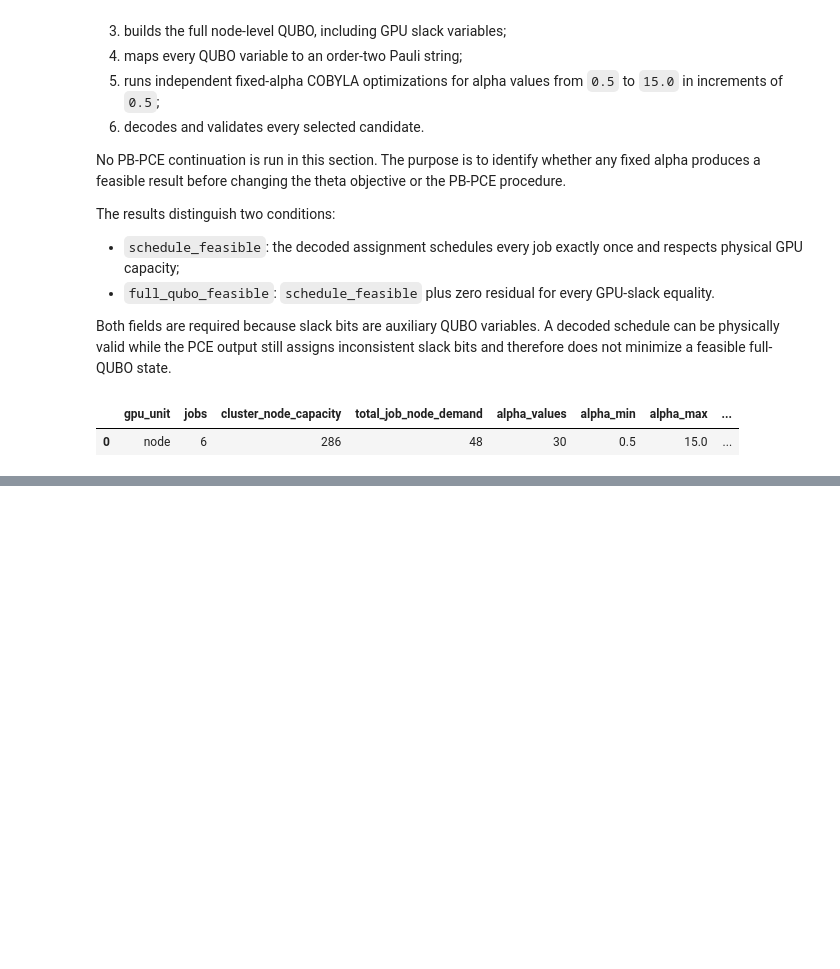
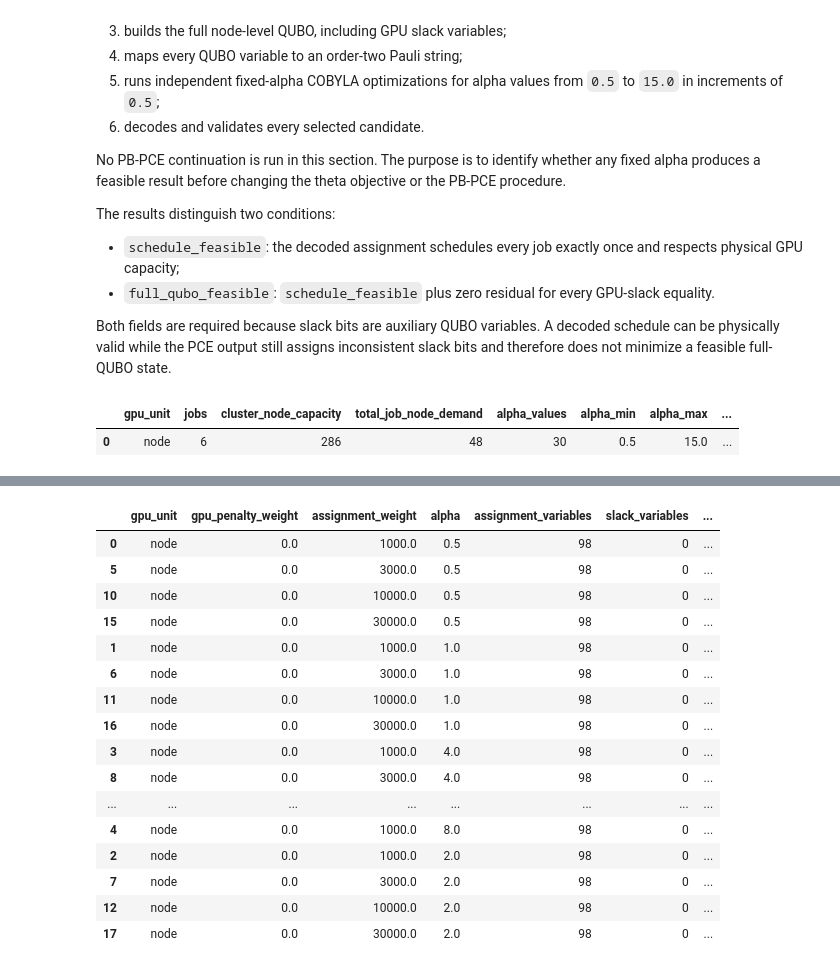
Before and after one commit to jparrado23/data_center_scheduling, a Jupyter notebook: notebooks/23_pce_scheduling_encoding.ipynb, the cells around one changed output, grey strips where cells are left out. Cells and saved outputs as stored; diff of their text form; code cells hidden in the pictures; blank space fills up the shorter version.

```diff
--- a/notebooks/23_pce_scheduling_encoding.ipynb
+++ b/notebooks/23_pce_scheduling_encoding.ipynb
@@ -2235,0 +2238,83 @@ block: 0 schedule-feasible combinations out of 20
+# %%
+from src.quantum.pce_repair import (
+    select_direct_or_repaired_schedule,
+    trace_physical_diagnostics,
+)
+
+medium_no_gpu_traces = {}
+medium_no_gpu_rows = []
+for assignment_weight in MEDIUM_ASSIGNMENT_WEIGHTS:
+    no_gpu_weights = QuboPenaltyWeights(
+        assignment=assignment_weight,
+        gpu_capacity=0.0,
+        peak_smoothing=0.0,
+    )
+    no_gpu_qubo = build_scheduling_qubo(
+        medium_jobs, medium_qubo_inputs, medium_clusters,
+        medium_config, no_gpu_weights,
+    )
+    no_gpu_components = split_scheduling_qubo(
+        no_gpu_qubo, medium_qubo_inputs, medium_clusters,
+        medium_config, no_gpu_weights,
+    )
+    no_gpu_qubits, no_gpu_labels = pauli_labels_for_qubo(
+        no_gpu_qubo, order=2
+    )
+    no_gpu_circuit, no_gpu_parameters = ANSATZ_BUILDERS[
+        SELECTED_ANSATZ_ID
+    ]['builder'](no_gpu_qubits, PCE_LAYERS)
+    no_gpu_evaluator = build_statevector_correlation_evaluator(
+        no_gpu_circuit, no_gpu_parameters, no_gpu_labels
+    )
+    no_gpu_theta0 = np.random.default_rng(NODE_PCE_SEED).uniform(
+        -np.pi, np.pi, len(no_gpu_parameters)
+    )
+    for alpha in MEDIUM_ALPHA_VALUES:
+        trace = run_fixed_alpha_penalty_trace(
+            alpha, no_gpu_theta0, no_gpu_evaluator, no_gpu_qubo,
+            medium_jobs, medium_clusters, no_gpu_qubo.metadata['hours'],
+            no_gpu_components, NODE_FIXED_ALPHA_CONFIG,
+        )
+        medium_no_gpu_traces[(assignment_weight, alpha)] = trace
+        physical_trace = trace_physical_diagnostics(
+            trace, medium_raw_jobs, medium_raw_clusters,
+            no_gpu_qubo.metadata['hours'],
+        )
+        selection = select_direct_or_repaired_schedule(
+            trace, medium_raw_jobs, medium_raw_clusters,
+            medium_effective_energy, no_gpu_qubo.metadata['hours'],
+            delta_t=DELTA_T,
+        )
+        metrics = selection.physical_metrics or {}
+        medium_no_gpu_rows.append({
+            'gpu_unit': MEDIUM_GPU_UNIT,
+            'gpu_penalty_weight': 0.0,
+            'assignment_weight': assignment_weight,
+            'alpha': alpha,
+            'assignment_variables': no_gpu_qubo.metadata['num_assignment_variables'],
+            'slack_variables': no_gpu_qubo.metadata['num_slack_variables'],
+            'pce_qubits': no_gpu_qubits,
+            'optimizer_evaluations': len(trace.run.history),
+            'candidate_assessments': len(physical_trace),
+            'no_missing_candidates': int((physical_trace['missing_jobs'] == 0).sum()),
+            'zero_missing_gpu_feasible_candidates': int((
+                (physical_trace['missing_jobs'] == 0)
+                & physical_trace['physical_gpu_feasible']
+            ).sum()),
+            'direct_feasible_candidates': selection.direct_candidate_count,
+            'duplicate_only_repairable_candidates': selection.repairable_candidate_count,
+            'selected_status': selection.status,
+            'source_evaluation': selection.source_evaluation,
+            'removed_duplicate_assignments': selection.removed_assignments,
+            'facility_energy_mwh': metrics.get('facility_energy_mwh', np.nan),
+            'renewable_energy_mwh': metrics.get('renewable_energy_mwh', np.nan),
+            'grid_energy_mwh': metrics.get('grid_energy_mwh', np.nan),
+            'physical_total_cost': metrics.get('physical_total_cost', np.nan),
+        })
+    print(f'Completed no-GPU-penalty assignment weight {assignment_weight:g}', flush=True)
+
+medium_no_gpu_results = pd.DataFrame(medium_no_gpu_rows)
+display(medium_no_gpu_results.sort_values(
+    ['selected_status', 'physical_total_cost'], na_position='last'
+))
+# %% [output]
@@ -2235,0 +2325,17 @@ block: 0 schedule-feasible combinations out of 20
+|  | gpu_unit | gpu_penalty_weight | assignment_weight | alpha | assignment_variables | slack_variables | ... |
+| 0 | node | 0.0 | 1000.0 | 0.5 | 98 | 0 | ... |
+| 5 | node | 0.0 | 3000.0 | 0.5 | 98 | 0 | ... |
+| 10 | node | 0.0 | 10000.0 | 0.5 | 98 | 0 | ... |
+| 15 | node | 0.0 | 30000.0 | 0.5 | 98 | 0 | ... |
+| 1 | node | 0.0 | 1000.0 | 1.0 | 98 | 0 | ... |
+| 6 | node | 0.0 | 3000.0 | 1.0 | 98 | 0 | ... |
+| 11 | node | 0.0 | 10000.0 | 1.0 | 98 | 0 | ... |
+| 16 | node | 0.0 | 30000.0 | 1.0 | 98 | 0 | ... |
+| 3 | node | 0.0 | 1000.0 | 4.0 | 98 | 0 | ... |
+| 8 | node | 0.0 | 3000.0 | 4.0 | 98 | 0 | ... |
+| ... | ... | ... | ... | ... | ... | ... | ... |
+| 4 | node | 0.0 | 1000.0 | 8.0 | 98 | 0 | ... |
+| 2 | node | 0.0 | 1000.0 | 2.0 | 98 | 0 | ... |
+| 7 | node | 0.0 | 3000.0 | 2.0 | 98 | 0 | ... |
+| 12 | node | 0.0 | 10000.0 | 2.0 | 98 | 0 | ... |
+| 17 | node | 0.0 | 30000.0 | 2.0 | 98 | 0 | ... |
```
Also changed, not shown: parts of 25 cells of this notebook, 15 other files.
